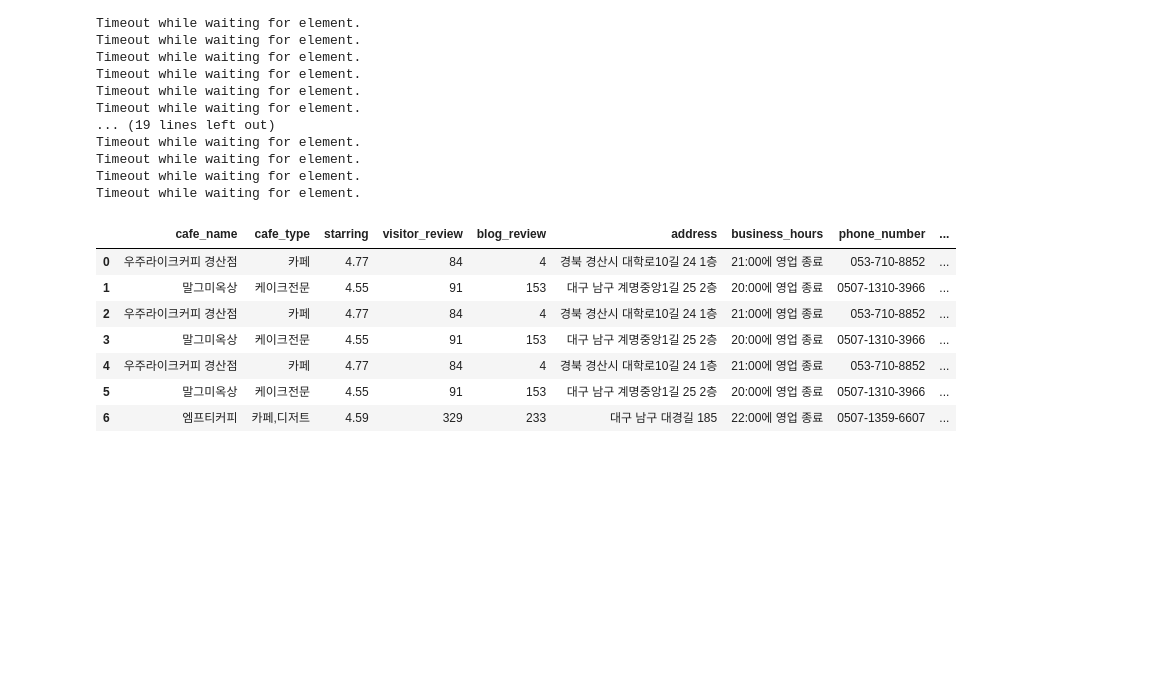
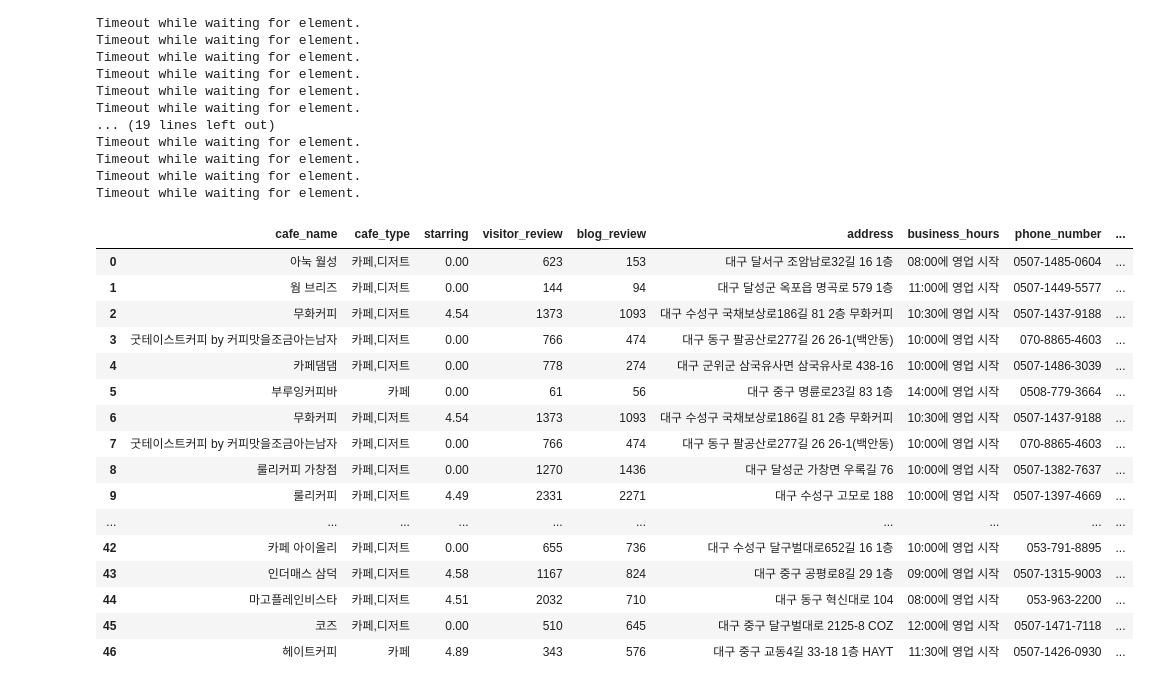
Before and after one commit to yuGrad/RecommendSystem, a Jupyter notebook: cafe_info_crawling .ipynb, the cells around one changed output. Cells and saved outputs as stored; diff of their text form; code cells hidden in the pictures; blank space fills up the shorter version.

```diff
--- a/cafe_info_crawling .ipynb
+++ b/cafe_info_crawling .ipynb
@@ -201,14 +201,23 @@ Timeout while waiting for element.
 Timeout while waiting for element.
 Timeout while waiting for element.
 # %%
-df.tail(10)
+df
 # %% [output]
 |  | cafe_name | cafe_type | starring | visitor_review | blog_review | address | business_hours | phone_number | ... |
-| 0 | 우주라이크커피 경산점 | 카페 | 4.77 | 84 | 4 | 경북 경산시 대학로10길 24 1층 | 21:00에 영업 종료 | 053-710-8852 | ... |
-| 1 | 말그미옥상 | 케이크전문 | 4.55 | 91 | 153 | 대구 남구 계명중앙1길 25 2층 | 20:00에 영업 종료 | 0507-1310-3966 | ... |
-| 2 | 우주라이크커피 경산점 | 카페 | 4.77 | 84 | 4 | 경북 경산시 대학로10길 24 1층 | 21:00에 영업 종료 | 053-710-8852 | ... |
-| 3 | 말그미옥상 | 케이크전문 | 4.55 | 91 | 153 | 대구 남구 계명중앙1길 25 2층 | 20:00에 영업 종료 | 0507-1310-3966 | ... |
-| 4 | 우주라이크커피 경산점 | 카페 | 4.77 | 84 | 4 | 경북 경산시 대학로10길 24 1층 | 21:00에 영업 종료 | 053-710-8852 | ... |
-| 5 | 말그미옥상 | 케이크전문 | 4.55 | 91 | 153 | 대구 남구 계명중앙1길 25 2층 | 20:00에 영업 종료 | 0507-1310-3966 | ... |
-| 6 | 엠프티커피 | 카페,디저트 | 4.59 | 329 | 233 | 대구 남구 대경길 185 | 22:00에 영업 종료 | 0507-1359-6607 | ... |
+| 0 | 아눅 월성 | 카페,디저트 | 0.00 | 623 | 153 | 대구 달서구 조암남로32길 16 1층 | 08:00에 영업 시작 | 0507-1485-0604 | ... |
+| 1 | 웜 브리즈 | 카페,디저트 | 0.00 | 144 | 94 | 대구 달성군 옥포읍 명곡로 579 1층 | 11:00에 영업 시작 | 0507-1449-5577 | ... |
+| 2 | 무화커피 | 카페,디저트 | 4.54 | 1373 | 1093 | 대구 수성구 국채보상로186길 81 2층 무화커피 | 10:30에 영업 시작 | 0507-1437-9188 | ... |
+| 3 | 굿테이스트커피 by 커피맛을조금아는남자 | 카페,디저트 | 0.00 | 766 | 474 | 대구 동구 팔공산로277길 26 26-1(백안동) | 10:00에 영업 시작 | 070-8865-4603 | ... |
+| 4 | 카페댐댐 | 카페,디저트 | 0.00 | 778 | 274 | 대구 군위군 삼국유사면 삼국유사로 438-16 | 10:00에 영업 시작 | 0507-1486-3039 | ... |
+| 5 | 부루잉커피바 | 카페 | 0.00 | 61 | 56 | 대구 중구 명륜로23길 83 1층 | 14:00에 영업 시작 | 0508-779-3664 | ... |
+| 6 | 무화커피 | 카페,디저트 | 4.54 | 1373 | 1093 | 대구 수성구 국채보상로186길 81 2층 무화커피 | 10:30에 영업 시작 | 0507-1437-9188 | ... |
+| 7 | 굿테이스트커피 by 커피맛을조금아는남자 | 카페,디저트 | 0.00 | 766 | 474 | 대구 동구 팔공산로277길 26 26-1(백안동) | 10:00에 영업 시작 | 070-8865-4603 | ... |
+| 8 | 룰리커피 가창점 | 카페,디저트 | 0.00 | 1270 | 1436 | 대구 달성군 가창면 우록길 76 | 10:00에 영업 시작 | 0507-1382-7637 | ... |
+| 9 | 룰리커피 | 카페,디저트 | 4.49 | 2331 | 2271 | 대구 수성구 고모로 188 | 10:00에 영업 시작 | 0507-1397-4669 | ... |
+| ... | ... | ... | ... | ... | ... | ... | ... | ... | ... |
+| 42 | 카페 아이올리 | 카페,디저트 | 0.00 | 655 | 736 | 대구 수성구 달구벌대로652길 16 1층 | 10:00에 영업 시작 | 053-791-8895 | ... |
+| 43 | 인더매스 삼덕 | 카페,디저트 | 4.58 | 1167 | 824 | 대구 중구 공평로8길 29 1층 | 09:00에 영업 시작 | 0507-1315-9003 | ... |
+| 44 | 마고플레인비스타 | 카페,디저트 | 4.51 | 2032 | 710 | 대구 동구 혁신대로 104 | 08:00에 영업 시작 | 053-963-2200 | ... |
+| 45 | 코즈 | 카페,디저트 | 0.00 | 510 | 645 | 대구 중구 달구벌대로 2125-8 COZ | 12:00에 영업 시작 | 0507-1471-7118 | ... |
+| 46 | 헤이트커피 | 카페 | 4.89 | 343 | 576 | 대구 중구 교동4길 33-18 1층 HAYT | 11:30에 영업 시작 | 0507-1426-0930 | ... |
 # %%
```
Also changed, not shown: parts of 3 cells of this notebook.
